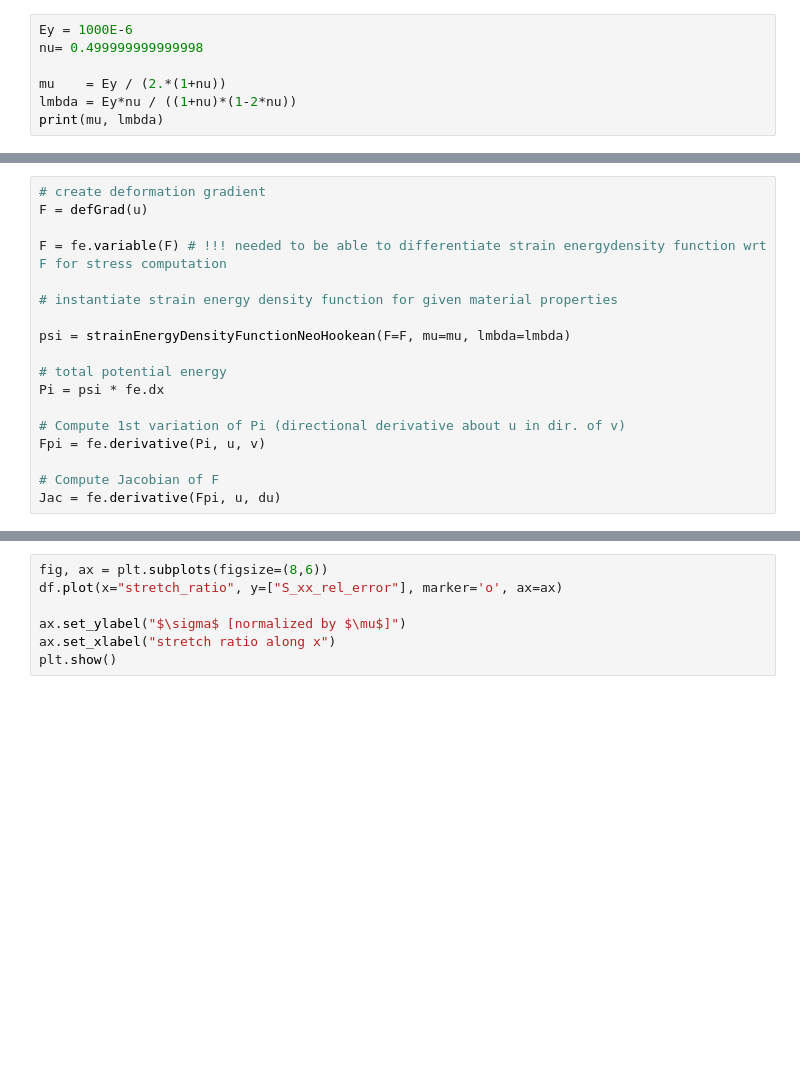
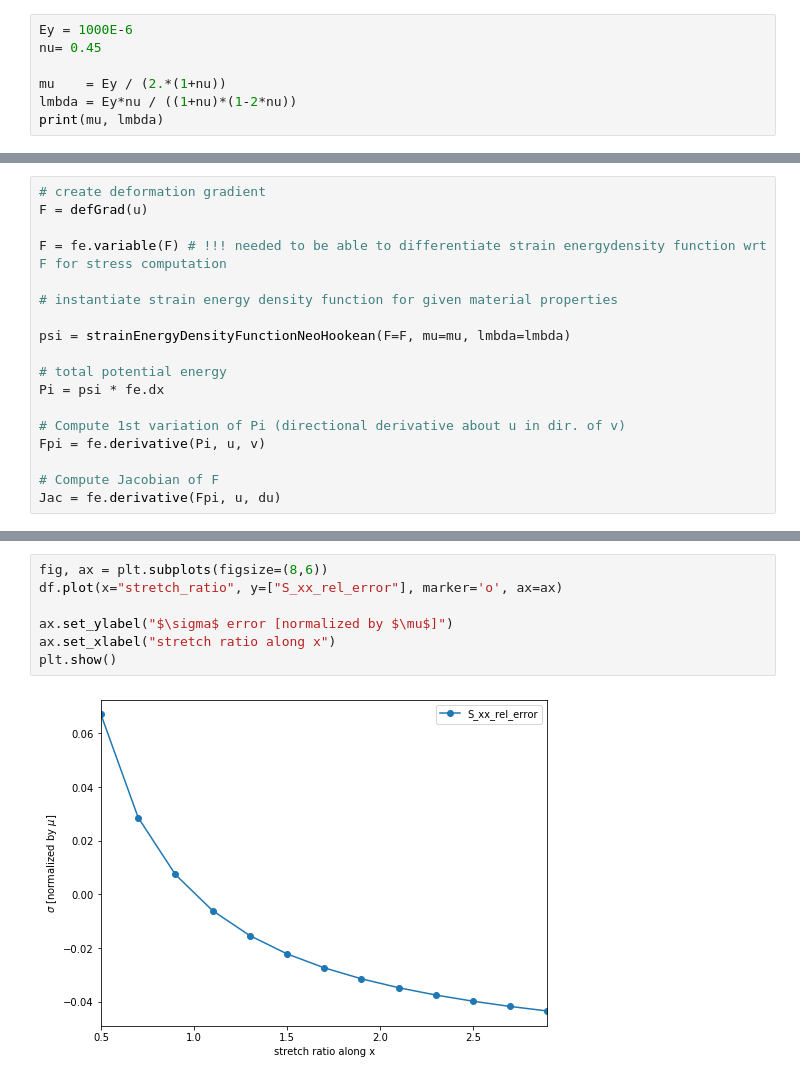
Before and after one commit to danielabler/femII_fenics_2019, a Jupyter notebook: 05_hyperelasticity-NeoHook_testing.ipynb, the cells around one changed output, grey strips where cells are left out. Drawn from its saved outputs; the diff is of its cells as text; blank space fills up the shorter version.

```diff
--- a/05_hyperelasticity-NeoHook_testing.ipynb
+++ b/05_hyperelasticity-NeoHook_testing.ipynb
@@ -108,7 +108,7 @@ def strainEnergyDensityFunctionNeoHookean(F, mu, lmbda):
     return (mu/2.)*(I1 - 3.) - mu*fe.ln(J) + (lmbda/2.)*(J-1.)**2.
 # %%
 Ey = 1000E-6
-nu= 0.499999999999998
+nu= 0.45
 
 mu    = Ey / (2.*(1+nu))
 lmbda = Ey*nu / ((1+nu)*(1-2*nu))
@@ -231,10 +272,12 @@ plt.show()
 # %%
 fig, ax = plt.subplots(figsize=(8,6))
 df.plot(x="stretch_ratio", y=["S_xx_rel_error"], marker='o', ax=ax)
 
-ax.set_ylabel("$\sigma$ [normalized by $\mu$]")
+ax.set_ylabel("$\sigma$ error [normalized by $\mu$]")
 ax.set_xlabel("stretch ratio along x")
 plt.show()
+# %% [output]
+[figure, added]
 # %%
 fig, ax = plt.subplots(figsize=(8,6))
 df.plot(x="stretch_ratio", y=["F_xx", "F_yy", "F_xy", "F_yx"], marker='o', ax=ax)
```
Also changed, not shown: parts of 9 cells of this notebook, 1 other file.
